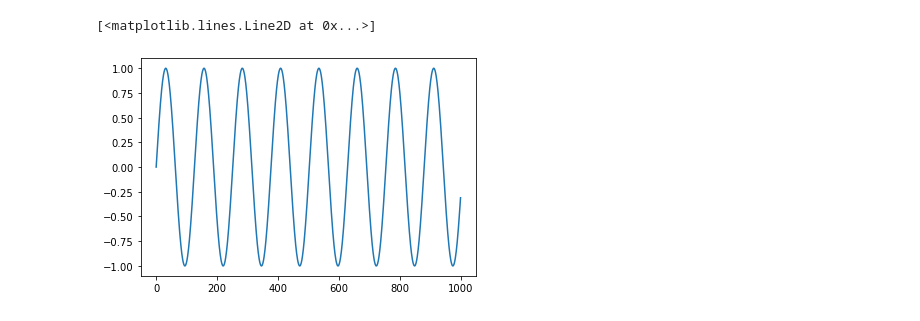
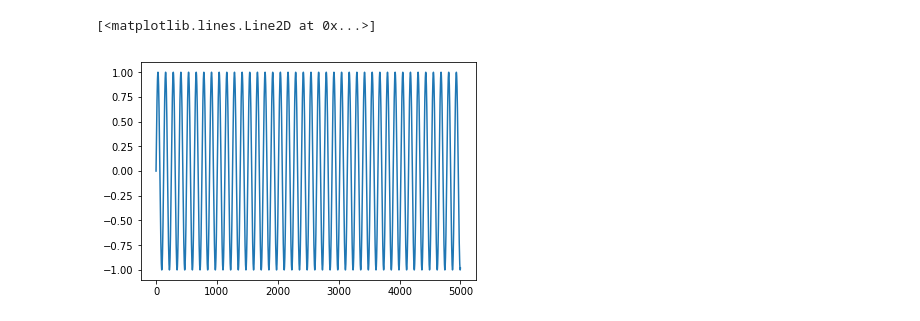
Before and after one commit to proektlab/ssm, a Jupyter notebook: notebooks/8 HMM-GLM with Poisson Observations.ipynb, the cells around one changed output. Drawn from its saved outputs; the diff is of its cells as text; code cells hidden in the pictures.

```diff
--- a/notebooks/8 HMM-GLM with Poisson Observations.ipynb
+++ b/notebooks/8 HMM-GLM with Poisson Observations.ipynb
@@ -11,16 +12,16 @@ import matplotlib.pyplot as plt
 
 %matplotlib inline
 # %%
-T = 1000
+T = 5000
 M = 10    # number of input dimensions
 
 # simulate position
 x = np.sin(np.arange(T) / 20)
 
 plt.plot(x)
 # %% [output]
 [<matplotlib.lines.Line2D at 0x...>]
-[figure, old version]
+[figure, new version]
 # %%
 # Encode position with Gaussian pdfs
 X = np.zeros((T, M))
```
Also changed, not shown: parts of 11 cells of this notebook, 2 other files.
